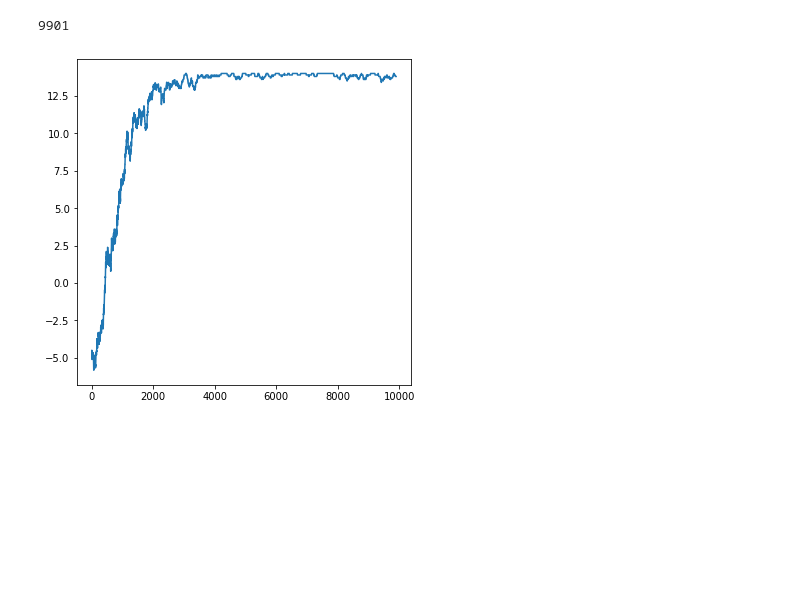
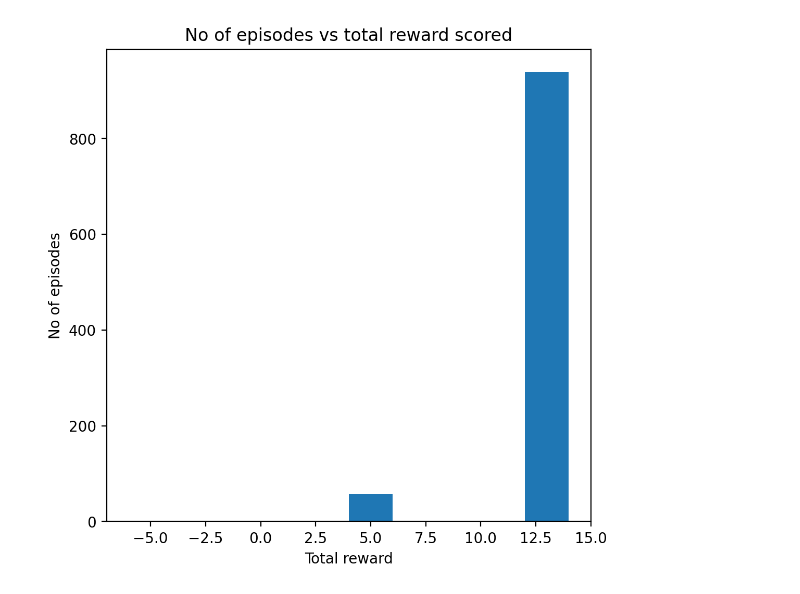
Before and after one commit to Nitish-Naineni/Reinforcement-Learning, a Jupyter notebook: notebooks/environment.ipynb, the cells around one changed output. Saved outputs shown, nothing was run; the diff lists cells and outputs as text; code cells hidden in the pictures; blank space fills up the shorter version.

Commit message:
completed double Q, graphing, and eval

```diff
--- a/notebooks/environment.ipynb
+++ b/notebooks/environment.ipynb
@@ -6,16 +6,18 @@ import matplotlib.pyplot as plt
 import matplotlib.image as mpimg
 import time
 plt.rcParams["figure.figsize"] = [6,6]
+import matplotlib as mpl
+mpl.rcParams['figure.dpi'] = 200
 # %%
 class GridEnvironment(gym.Env):
 
-    def __init__(self):
+    def __init__(self,stochastic=False):
         self.observation_space = spaces.Discrete(16)
         self.action_space = spaces.Discrete(4)
         self.max_timesteps = 10
         self.timestep = 0
         self.done = False
-
+        self.stochastic = stochastic
         self.pos = {'knight':[3,0],
                    'mon1':[1,2],
                    'mon2':[2,1],
@@ -48,10 +50,10 @@ class GridEnvironment(gym.Env):
         stage[:16,16*4:16*5] = np.where(torch != 0,torch,stage[:16,16*4:16*5])
         self.stage = stage
         self.assets = assets
-        self.archives = [tuple(self.pos['knight']+[self.mon1_death,self.mon2_death,self.coin1_collected,self.coin2_collected])]
+        self.archives = [tuple(self.pos['knight']+[self.mon1_death,self.mon2_death,self.coin1_collected,self.coin2_collected,self.timestep,0])]
 
-    def archive(self):
-        instance = tuple(self.pos['knight']+[self.mon1_death,self.mon2_death,self.coin1_collected,self.coin2_collected])
+    def archive(self,reward):
+        instance = tuple(self.pos['knight']+[self.mon1_death,self.mon2_death,self.coin1_collected,self.coin2_collected,self.timestep,reward])
         self.archives.append(instance)
 
     def reset(self):
@@ -68,22 +70,22 @@ class GridEnvironment(gym.Env):
         self.coin1_collected = False
         self.coin2_collected = False
 
-        self.archives = [tuple(self.pos['knight']+[self.mon1_death,self.mon2_death,self.coin1_collected,self.coin2_collected])]
+        self.archives = [tuple(self.pos['knight']+[self.mon1_death,self.mon2_death,self.coin1_collected,self.coin2_collected,self.timestep,0])]
         self.done = False
 
         return self.pos['knight'][0]*4 + self.pos['knight'][1]
 
-    def step(self, action, stochastic = False):
+    def step(self, action):
         '''
         0 - up
         1 - down
         2 - right
         3 - left
         '''
-        if stochastic == True:
-            action_prop = 0.6
-            props = [0.1,0.1,0.1,0.1]
-            props[action] += 0.6
+        if self.stochastic == True:
+            action_prop = 0.9
+            props = [0.025,0.025,0.025,0.025]
+            props[action] += action_prop
             action = np.random.choice(4, 1, p=props)[0]
 
         if action == 0:
@@ -96,7 +98,7 @@ class GridEnvironment(gym.Env):
             self.pos['knight'][1] -= 1
 
         self.pos['knight'] = list(np.clip(self.pos['knight'], 0, 3))
-        self.archive()
+
 
         reward = 0
         if self.pos['knight'] == self.pos['chest']:
@@ -132,6 +134,7 @@ class GridEnvironment(gym.Env):
         self.timestep += 1
         if self.timestep == self.max_timesteps:
             self.done = True
+        self.archive(reward)
 
         return self.pos['knight'][0]*4 + self.pos['knight'][1], reward
 
@@ -162,10 +165,11 @@ class GridEnvironment(gym.Env):
 
     def render(self):
         for instance in self.archives:
-            instance = self.project(instance)
+            envrironment = self.project(instance)
             plt.figure()
             plt.axis('off')
-            plt.imshow(instance,interpolation='none',aspect='equal')
+            plt.text(0,93,'timestep:'+str(instance[6])+'   reward:'+str(instance[7]),fontsize = 25,color = 'w')
+            plt.imshow(envrironment,interpolation='none',aspect='equal')
 # %%
 class RandomAgent:
     def __init__(self, env):
@@ -227,2 +329,7 @@ class Qlearning:
 # %%
-agent = Qlearning(GridEnvironment())
+agent = Qlearning(GridEnvironment(True))
+agent.train(5000,0.1,0.8,1,0.01,0.001)
+# a,b = agent.stats(100)
+agent.eval(1000)
+# %% [output]
+[figure, added]
@@ -231,6 +336 @@ agent.train(10000,0.1,0.7,1,0.01,0.001)
-# %%
-agent.stats(100)
-# %% [output]
-9901
-[figure, removed]
 # %%
```
Also changed, not shown: parts of 3 cells of this notebook, 1 other file.
